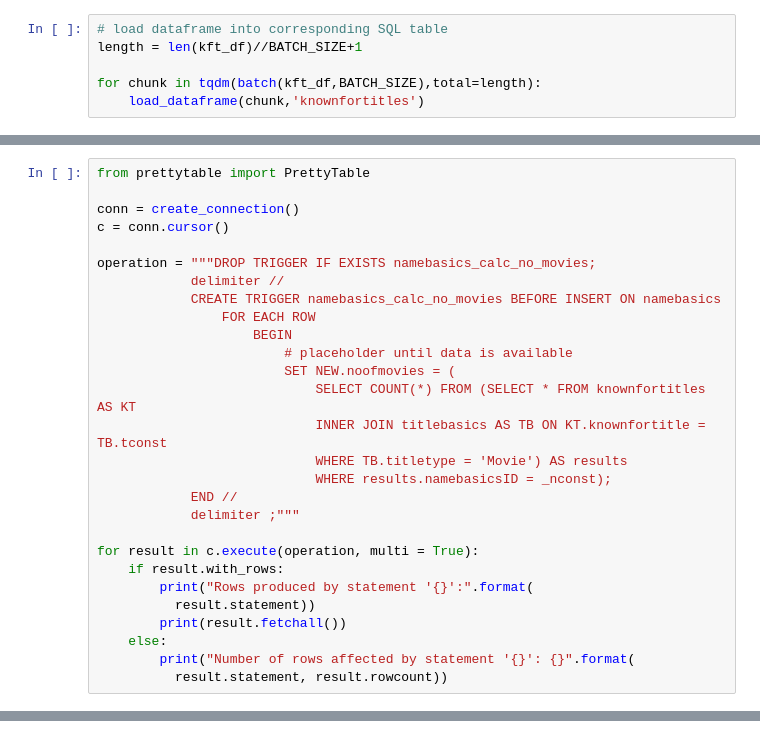
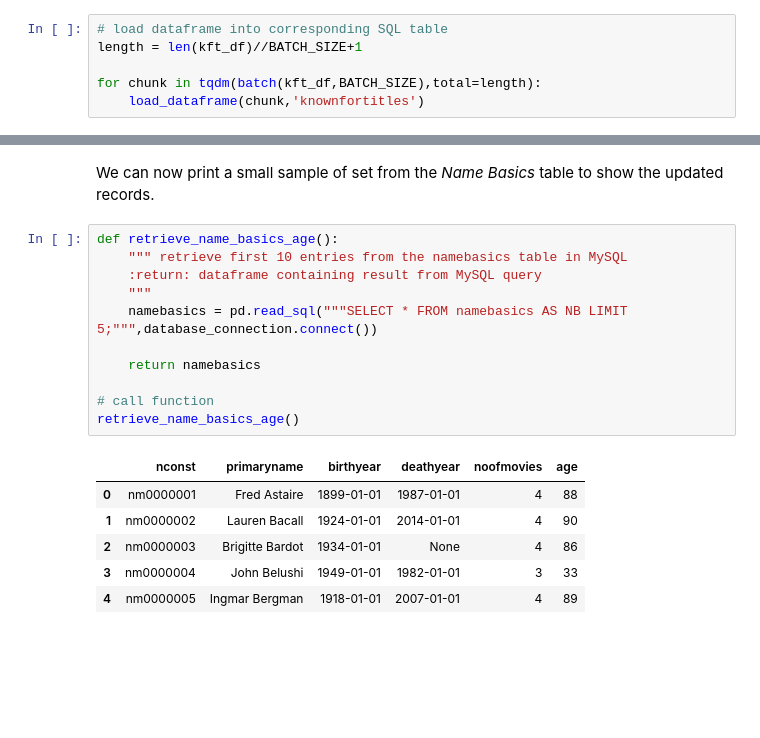
Before and after one commit to abasiamaakpan/Movie_Database_Application, a Jupyter notebook: Imdb_Database_Warehouse.ipynb, the cells around one changed output, grey strips where cells are left out. Saved outputs shown, nothing was run; the diff lists cells and outputs as text; blank space fills up the shorter version.

```diff
--- a/Imdb_Database_Warehouse.ipynb
+++ b/Imdb_Database_Warehouse.ipynb
@@ -738,28 +938,0 @@ for result in c.execute(operation, multi = True):
-# %%
-from prettytable import PrettyTable
-
-conn = create_connection()
-c = conn.cursor()
-
-operation = """DROP TRIGGER IF EXISTS namebasics_calc_no_movies;
-            delimiter //
-            CREATE TRIGGER namebasics_calc_no_movies BEFORE INSERT ON namebasics
-                FOR EACH ROW
-                    BEGIN
-                        # placeholder until data is available
-                        SET NEW.noofmovies = (
-                            SELECT COUNT(*) FROM (SELECT * FROM knownfortitles AS KT
-                            INNER JOIN titlebasics AS TB ON KT.knownfortitle = TB.tconst
-                            WHERE TB.titletype = 'Movie') AS results
-                            WHERE results.namebasicsID = _nconst);
-            END //
-            delimiter ;"""
-
-for result in c.execute(operation, multi = True):
-    if result.with_rows:
-        print("Rows produced by statement '{}':".format(
-          result.statement))
-        print(result.fetchall())
-    else:
-        print("Number of rows affected by statement '{}': {}".format(
-          result.statement, result.rowcount))
@@ -958,0 +1069,20 @@ deleteActor(new_name_basics_string_id,new_title_basics_string_id)
+# %% [markdown]
+We can now print a small sample of set from the _Name Basics_ table to show the updated records.
+# %%
+def retrieve_name_basics_age():
+    """ retrieve first 10 entries from the namebasics table in MySQL
+    :return: dataframe containing result from MySQL query
+    """
+    namebasics = pd.read_sql("""SELECT * FROM namebasics AS NB LIMIT 5;""",database_connection.connect())
+
+    return namebasics
+
+# call function
+retrieve_name_basics_age()
+# %% [output]
+|  | nconst | primaryname | birthyear | deathyear | noofmovies | age |
+| 0 | nm0000001 | Fred Astaire | 1899-01-01 | 1987-01-01 | 4 | 88 |
+| 1 | nm0000002 | Lauren Bacall | 1924-01-01 | 2014-01-01 | 4 | 90 |
+| 2 | nm0000003 | Brigitte Bardot | 1934-01-01 | None | 4 | 86 |
+| 3 | nm0000004 | John Belushi | 1949-01-01 | 1982-01-01 | 3 | 33 |
+| 4 | nm0000005 | Ingmar Bergman | 1918-01-01 | 2007-01-01 | 4 | 89 |
```
Also changed, not shown: parts of 123 cells of this notebook.
